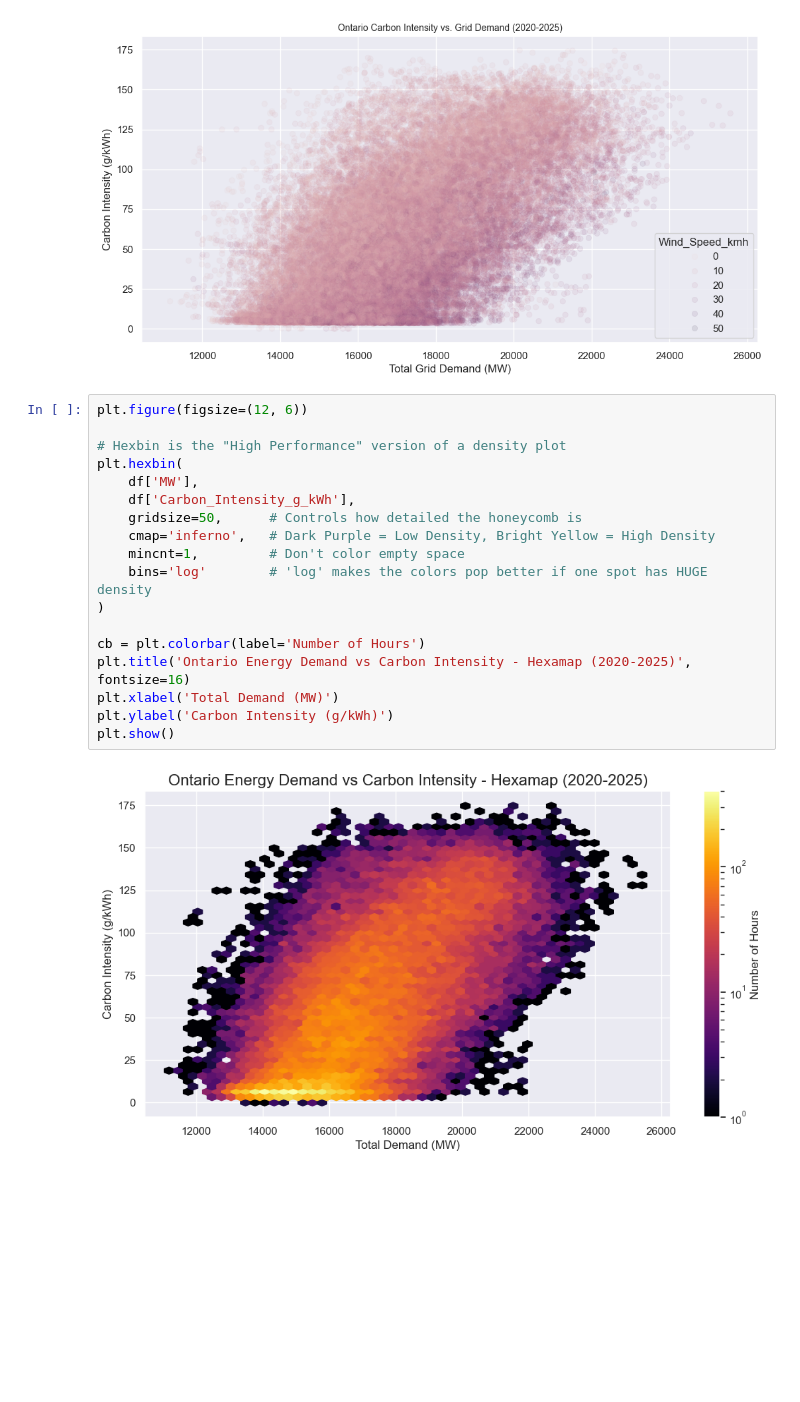
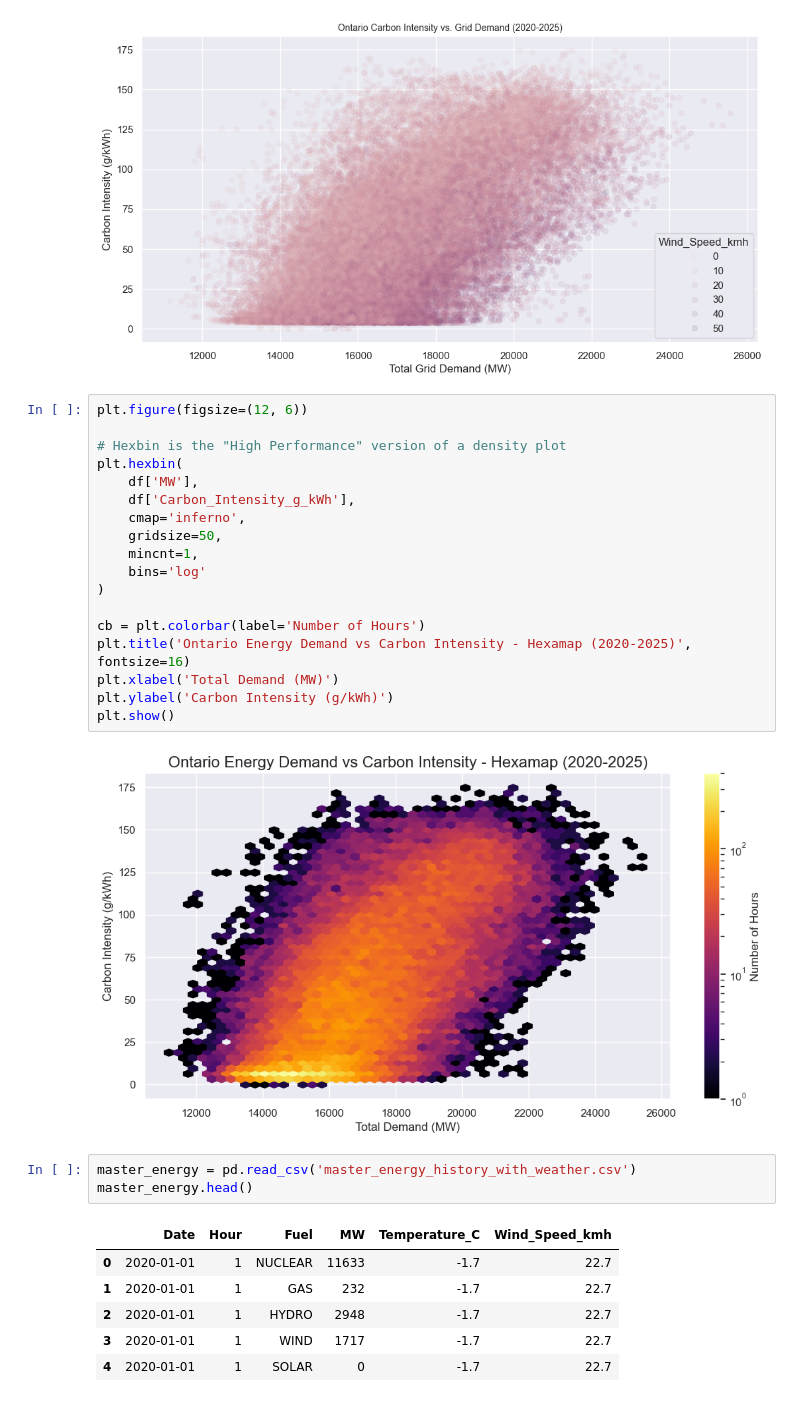
Before and after one commit to KushParmar07/Climate-Energy-Data-Dashboard, a Jupyter notebook: notebook.ipynb, the cells around one changed output. Saved outputs shown, nothing was run; the diff lists cells and outputs as text; blank space fills up the shorter version.

```diff
--- a/notebook.ipynb
+++ b/notebook.ipynb
@@ -52,10 +52,10 @@ plt.figure(figsize=(12, 6))
 plt.hexbin(
     df['MW'],
     df['Carbon_Intensity_g_kWh'],
-    gridsize=50,      # Controls how detailed the honeycomb is
-    cmap='inferno',   # Dark Purple = Low Density, Bright Yellow = High Density
-    mincnt=1,         # Don't color empty space
-    bins='log'        # 'log' makes the colors pop better if one spot has HUGE density
+    cmap='inferno',
+    gridsize=50,
+    mincnt=1,
+    bins='log'
 )
 
 cb = plt.colorbar(label='Number of Hours')
@@ -65,3 +65,13 @@ plt.ylabel('Carbon Intensity (g/kWh)')
 plt.show()
 # %% [output]
 [figure]
+# %%
+master_energy = pd.read_csv('master_energy_history_with_weather.csv')
+master_energy.head()
+# %% [output]
+|  | Date | Hour | Fuel | MW | Temperature_C | Wind_Speed_kmh |
+| 0 | 2020-01-01 | 1 | NUCLEAR | 11633 | -1.7 | 22.7 |
+| 1 | 2020-01-01 | 1 | GAS | 232 | -1.7 | 22.7 |
+| 2 | 2020-01-01 | 1 | HYDRO | 2948 | -1.7 | 22.7 |
+| 3 | 2020-01-01 | 1 | WIND | 1717 | -1.7 | 22.7 |
+| 4 | 2020-01-01 | 1 | SOLAR | 0 | -1.7 | 22.7 |
```
Also changed, not shown: parts of 1 cell of this notebook, 5 other files.
